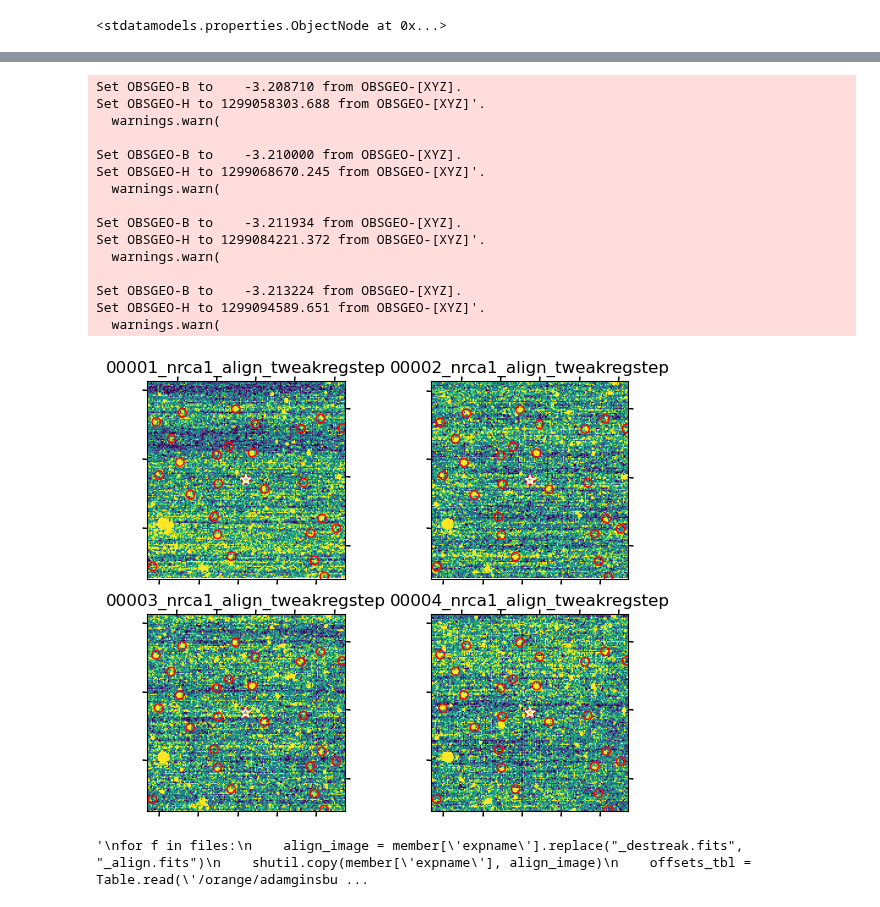
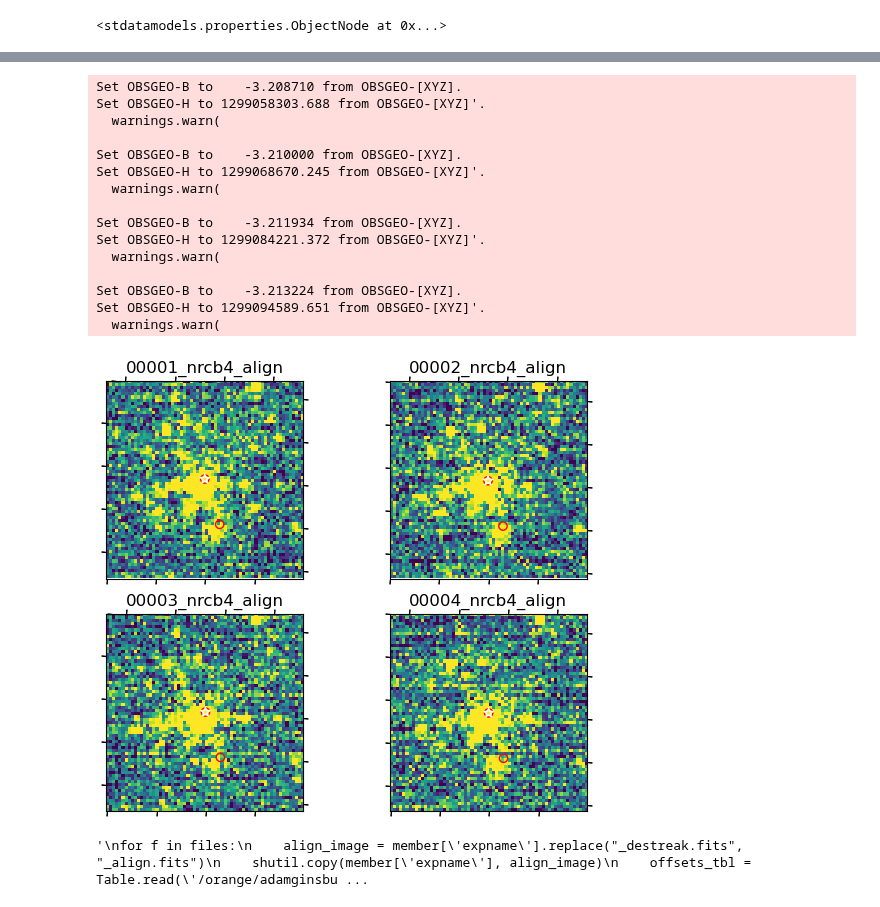
Before and after one commit to SpacialTree/brick-jwst-2221, a Jupyter notebook: reduction/Align_and_Tweakreg.ipynb, the cells around one changed output, grey strips where cells are left out. Cells and saved outputs as stored; diff of their text form; code cells hidden in the pictures.

Commit message:
working on alignment

```diff
--- a/reduction/Align_and_Tweakreg.ipynb
+++ b/reduction/Align_and_Tweakreg.ipynb
@@ -314,12 +333,12 @@ plt.tight_layout()
 # %%
-nrc = 'nrca1'
+nrc = 'nrcb4'
 ra_shift = 0.0*u.arcsec
 dec_shift = 0.0*u.arcsec
 minn = 5
 maxx = 90
 
 # Image 1
-fn1 = f'/orange/adamginsburg/jwst/cloudc/F187N/pipeline/jw02221002001_08201_00001_{nrc}_align_tweakregstep.fits'
+fn1 = f'/orange/adamginsburg/jwst/cloudc/F187N/pipeline/jw02221002001_08201_00001_{nrc}_align.fits'
 im1 = ImageModel(fn1)
 hdu1 = fits.open(fn1)
 ww1 = WCS(hdu1['SCI'].header)
@@ -328,7 +347,7 @@ pixel_scale = np.sqrt(fits.getheader(fn1, ext=1)['PIXAR_A2']*u.arcsec**2)/u.pix
 reg_frame = regions.RectangleSkyRegion(center=im1.meta.wcs.pixel_to_world(hdu1['SCI'].header['CRPIX1'], hdu1['SCI'].header['CRPIX2']), width=2048*u.pix*pixel_scale, height=2048*u.pix*pixel_scale)
 crds_frame = crds[reg_frame.contains(crds, wcs=ww1)]
 position = crds_frame[np.random.randint(len(crds_frame)-1)]
-size = (5*u.arcsec/pixel_scale, 5*u.arcsec/pixel_scale)
+size = (2*u.arcsec/pixel_scale, 2*u.arcsec/pixel_scale)
 #(2048*u.pix*pixel_scale, 2048*u.pix*pixel_scale)
 reg = regions.RectangleSkyRegion(center=position, width=size[1]*pixel_scale, height=size[0]*pixel_scale)
 
@@ -427,34 +446,34 @@ ax4.scatter(crds_in.ra+ra_shift, crds_in.dec+dec_shift, edgecolor='r', facecolor
 ax4.scatter(position.ra, position.dec, edgecolor='white', facecolor='none', s=50, marker='*', transform=ax4.get_transform('world'))
 ax4_0 = ax4.coords[0]
 ax4_0.set_format_unit(u.arcsec)
 ax4_1 = ax4.coords[1]
 ax4_1.set_format_unit(u.arcsec)
 ax4.set_title(f'{os.path.basename(fn4)[20:-5]}')
 ax4.set_yticklabels([])
 ax4.set_xticklabels([])
 
 plt.gca().axes.get_yaxis().set_visible(False)
 plt.gca().axes.get_xaxis().set_visible(False)
 
 plt.tight_layout()
 plt.show()
 # %% [output]
 Set OBSGEO-B to    -3.208710 from OBSGEO-[XYZ].
 Set OBSGEO-H to 1299058303.688 from OBSGEO-[XYZ]'.
   warnings.warn(
 
 Set OBSGEO-B to    -3.210000 from OBSGEO-[XYZ].
 Set OBSGEO-H to 1299068670.245 from OBSGEO-[XYZ]'.
   warnings.warn(
 
 Set OBSGEO-B to    -3.211934 from OBSGEO-[XYZ].
 Set OBSGEO-H to 1299084221.372 from OBSGEO-[XYZ]'.
   warnings.warn(
 
 Set OBSGEO-B to    -3.213224 from OBSGEO-[XYZ].
 Set OBSGEO-H to 1299094589.651 from OBSGEO-[XYZ]'.
   warnings.warn(
-[figure, old version]
+[figure, new version]
 # %%
 '''
 for f in files:
```
Also changed, not shown: parts of 7 cells of this notebook, 2 other files.
